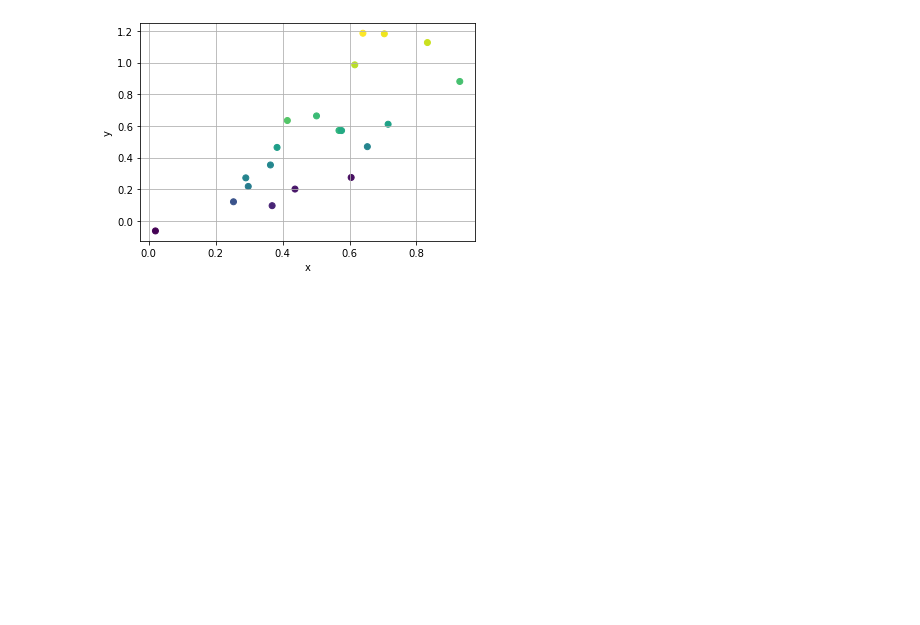
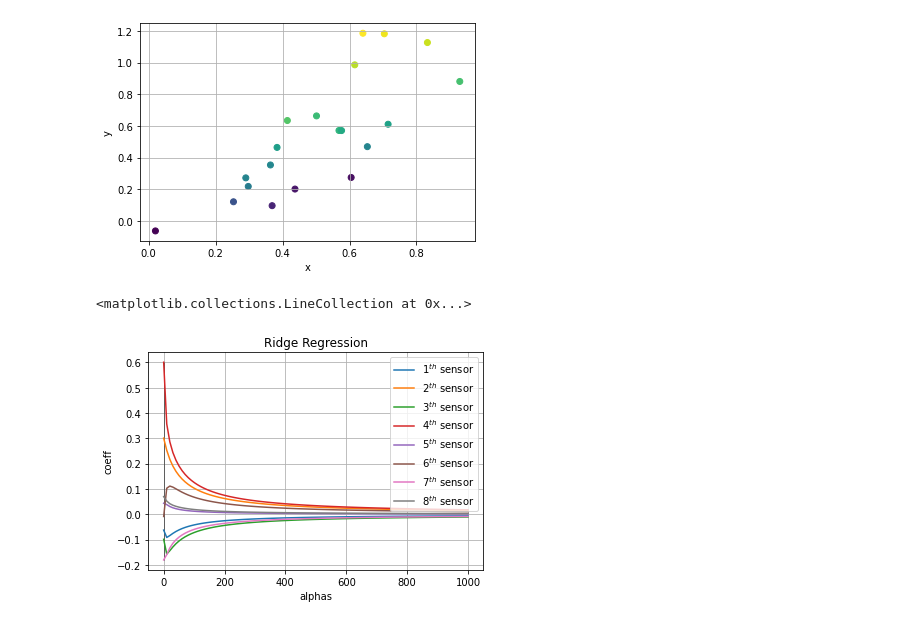
Before and after one commit to EFPF/MLExamples, a Jupyter notebook: LassoRegularisation.ipynb, the cells around one changed output. Saved outputs shown, nothing was run; the diff lists cells and outputs as text; code cells hidden in the pictures; blank space fills up the shorter version.

```diff
--- a/LassoRegularisation.ipynb
+++ b/LassoRegularisation.ipynb
@@ -85,3 +111,24 @@ plt.scatter(unnormalised_X[:,1],unnormalised_y,c=unnormalised_X[:,3])
 plt.xlabel('x');plt.ylabel('y');plt.grid(True)
 # %% [output]
 [figure]
+# %%
+#As example it is shown that an algorithm with L2 regularization (Ridge)
+#will not help in case of feature extraction,
+#since it does not shrink the coefficient to zero for unuseful features
+
+Ralphas = np.linspace(0.001,1000,100)
+Rcoeffs = np.zeros([100,n_sensors])
+for i,alpha in enumerate(Ralphas):
+    ridge_model = linear_model.Ridge(alpha=alpha)
+    ridge_model.fit(X,y)
+    Rcoeffs[i,:] = ridge_model.coef_
+# %%
+for s in range(n_sensors):
+    plt.plot(Ralphas,Rcoeffs[:,s],label="$%i^{th}$ sensor"%(s+1))
+plt.title("Ridge Regression")
+plt.legend()
+plt.xlabel('alphas');plt.ylabel('coeff');plt.grid(True)
+plt.vlines(first_try_alpha,np.min(Rcoeffs),np.max(Rcoeffs),'k',lw=0.5)
+# %% [output]
+<matplotlib.collections.LineCollection at 0x...>
+[figure, added]
```
Also changed, not shown: parts of 15 cells of this notebook, 2 other files.
